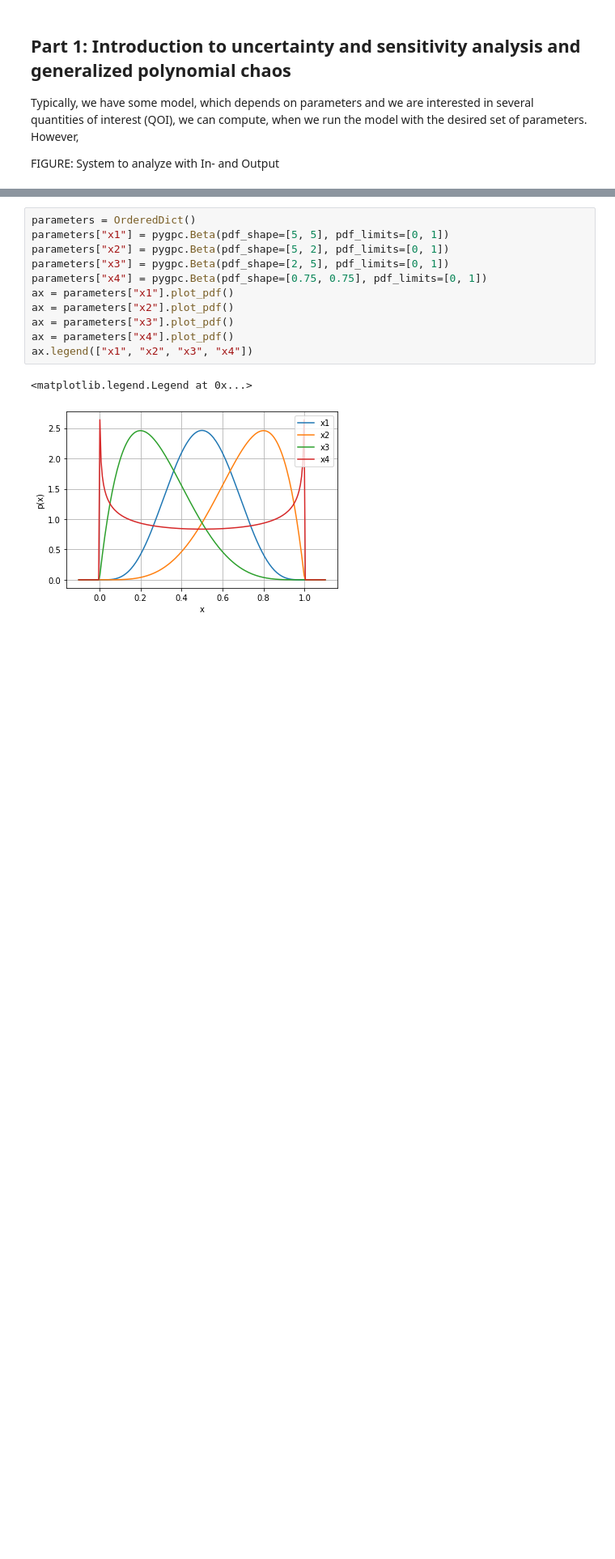
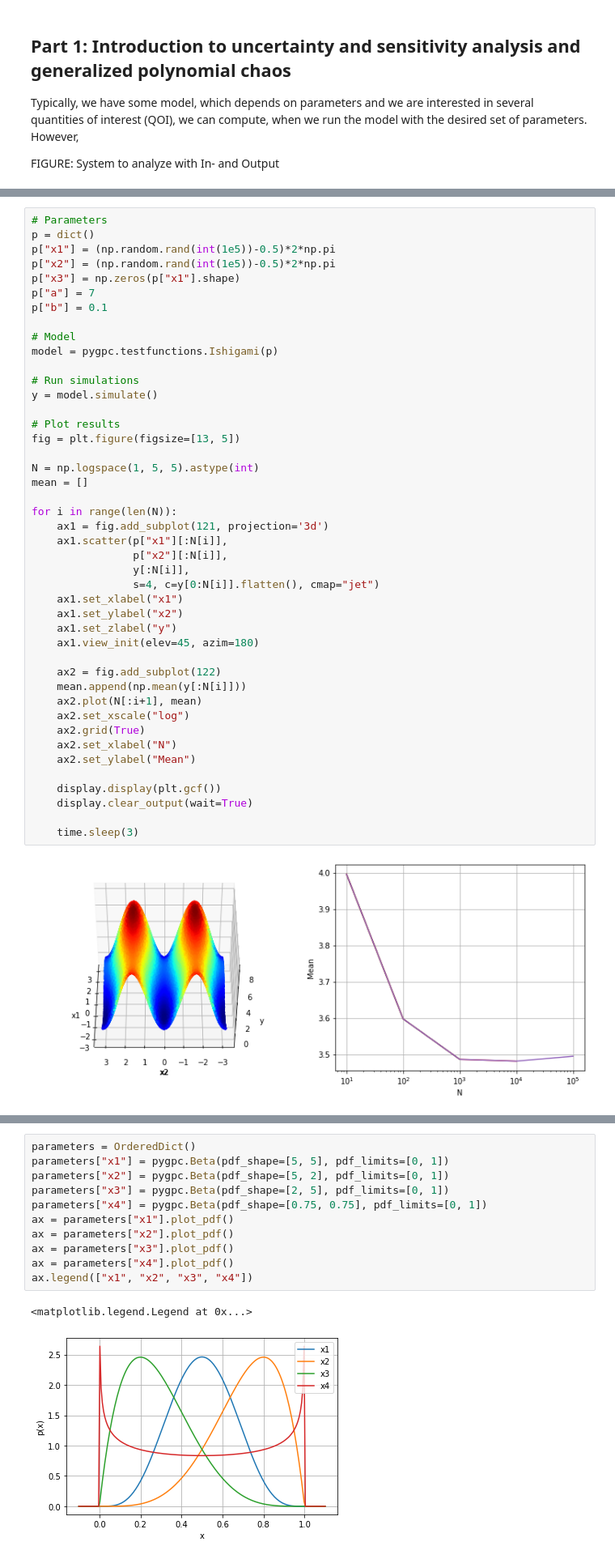
Before and after one commit to pygpc-polynomial-chaos/pygpc, a Jupyter notebook: tutorials/Tutorial_pygpc_pyrates.ipynb, the cells around one changed output, grey strips where cells are left out. Shown at 81% size. Cells and saved outputs as stored; diff of their text form; blank space fills up the shorter version.

```diff
--- a/tutorials/Tutorial_pygpc_pyrates.ipynb
+++ b/tutorials/Tutorial_pygpc_pyrates.ipynb
@@ -61,0 +81,46 @@ FIGURE: System to analyze with In- and Output
+# %%
+# Parameters
+p = dict()
+p["x1"] = (np.random.rand(int(1e5))-0.5)*2*np.pi
+p["x2"] = (np.random.rand(int(1e5))-0.5)*2*np.pi
+p["x3"] = np.zeros(p["x1"].shape)
+p["a"] = 7
+p["b"] = 0.1
+
+# Model
+model = pygpc.testfunctions.Ishigami(p)
+
+# Run simulations
+y = model.simulate()
+
+# Plot results
+fig = plt.figure(figsize=[13, 5])
+
+N = np.logspace(1, 5, 5).astype(int)
+mean = []
+
+for i in range(len(N)):
+    ax1 = fig.add_subplot(121, projection='3d')
+    ax1.scatter(p["x1"][:N[i]],
+                p["x2"][:N[i]],
+                y[:N[i]],
+                s=4, c=y[0:N[i]].flatten(), cmap="jet")
+    ax1.set_xlabel("x1")
+    ax1.set_ylabel("x2")
+    ax1.set_zlabel("y")
+    ax1.view_init(elev=45, azim=180)
+
+    ax2 = fig.add_subplot(122)
+    mean.append(np.mean(y[:N[i]]))
+    ax2.plot(N[:i+1], mean)
+    ax2.set_xscale("log")
+    ax2.grid(True)
+    ax2.set_xlabel("N")
+    ax2.set_ylabel("Mean")
+
+    display.display(plt.gcf())
+    display.clear_output(wait=True)
+
+    time.sleep(3)
+# %% [output]
+[figure, added]
```
Also changed, not shown: parts of 29 cells of this notebook, 4 other files.
